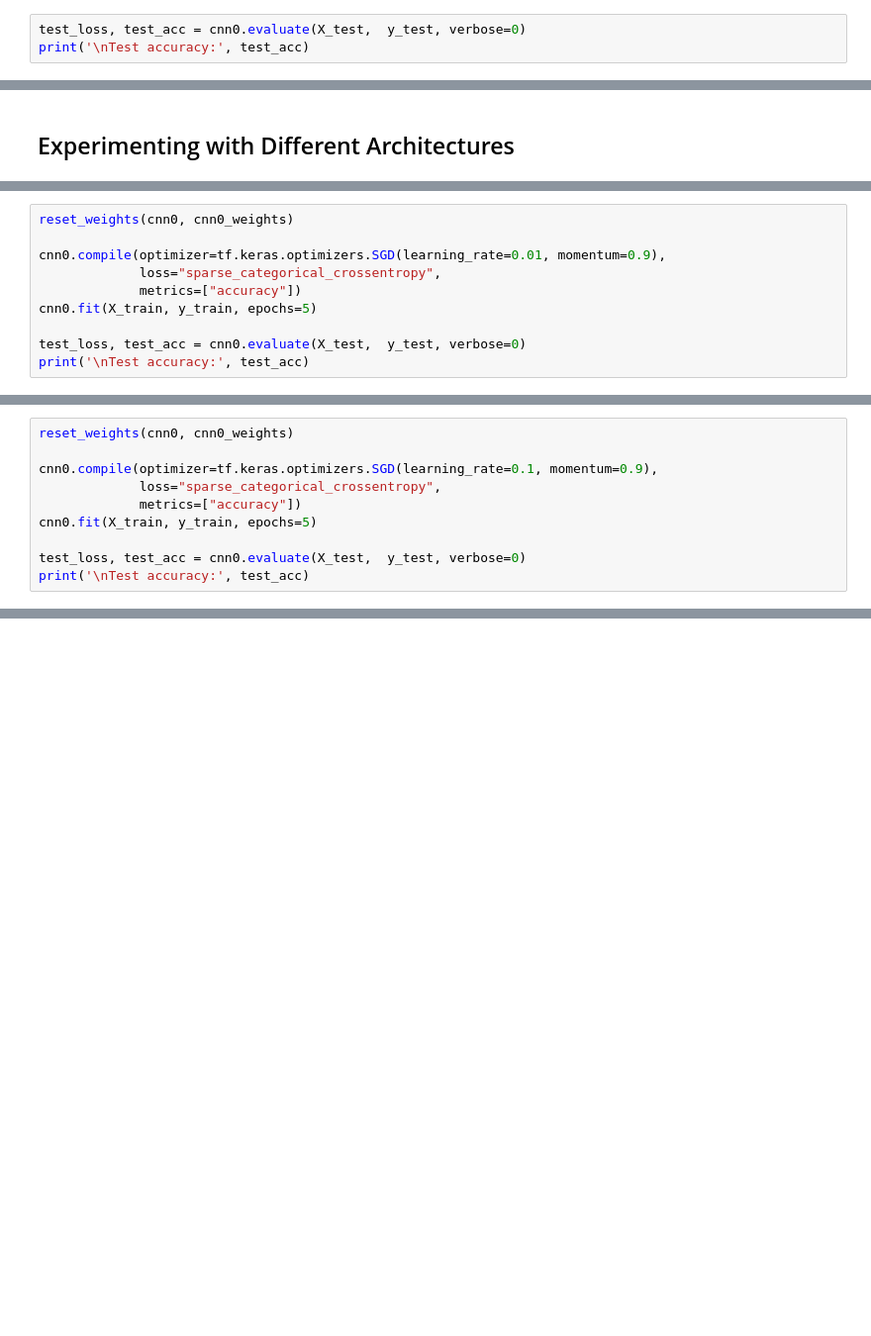
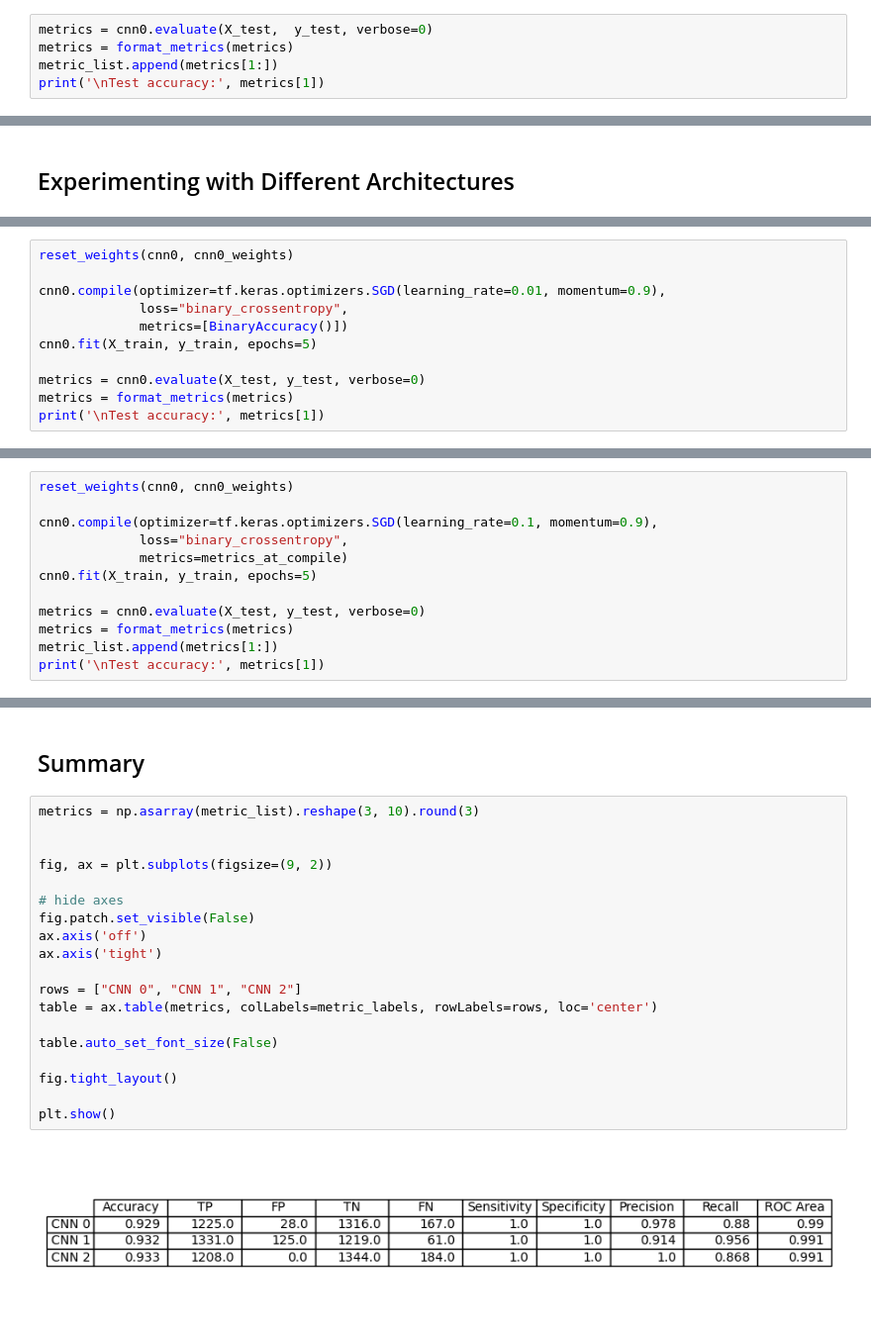
Before and after one commit to gd55hw/F20DL_DMML_Portfolio, a Jupyter notebook: F20DL_Lab11.ipynb, the cells around one changed output, grey strips where cells are left out. Shown: that part at 99% size. Saved outputs shown, nothing was run; the diff lists cells and outputs as text; blank space fills up the shorter version.

Commit message:
Lab 11 - Add metrics and summary table

```diff
--- a/F20DL_Lab11.ipynb
+++ b/F20DL_Lab11.ipynb
@@ -104,5 +159,7 @@ Epoch 5/5
 <keras.callbacks.History at 0x...>
 # %%
-test_loss, test_acc = cnn0.evaluate(X_test,  y_test, verbose=0)
-print('\nTest accuracy:', test_acc)
+metrics = cnn0.evaluate(X_test,  y_test, verbose=0)
+metrics = format_metrics(metrics)
+metric_list.append(metrics[1:])
+print('\nTest accuracy:', metrics[1])
 # %% [output]
@@ -211,11 +333,12 @@ Test accuracy: 0.8983917832374573
 reset_weights(cnn0, cnn0_weights)
 
 cnn0.compile(optimizer=tf.keras.optimizers.SGD(learning_rate=0.01, momentum=0.9),
-             loss="sparse_categorical_crossentropy",
-             metrics=["accuracy"])
+             loss="binary_crossentropy",
+             metrics=[BinaryAccuracy()])
 cnn0.fit(X_train, y_train, epochs=5)
 
-test_loss, test_acc = cnn0.evaluate(X_test,  y_test, verbose=0)
-print('\nTest accuracy:', test_acc)
+metrics = cnn0.evaluate(X_test, y_test, verbose=0)
+metrics = format_metrics(metrics)
+print('\nTest accuracy:', metrics[1])
 # %% [output]
 Epoch 1/5
@@ -236,11 +359,13 @@ Test accuracy: 0.9290935397148132
 reset_weights(cnn0, cnn0_weights)
 
 cnn0.compile(optimizer=tf.keras.optimizers.SGD(learning_rate=0.1, momentum=0.9),
-             loss="sparse_categorical_crossentropy",
-             metrics=["accuracy"])
+             loss="binary_crossentropy",
+             metrics=metrics_at_compile)
 cnn0.fit(X_train, y_train, epochs=5)
 
-test_loss, test_acc = cnn0.evaluate(X_test,  y_test, verbose=0)
-print('\nTest accuracy:', test_acc)
+metrics = cnn0.evaluate(X_test, y_test, verbose=0)
+metrics = format_metrics(metrics)
+metric_list.append(metrics[1:])
+print('\nTest accuracy:', metrics[1])
 # %% [output]
 Epoch 1/5
@@ -282,0 +409,23 @@ Test accuracy: 0.932748556137085
+# %% [markdown]
+## Summary
+# %%
+metrics = np.asarray(metric_list).reshape(3, 10).round(3)
+
+
+fig, ax = plt.subplots(figsize=(9, 2))
+
+# hide axes
+fig.patch.set_visible(False)
+ax.axis('off')
+ax.axis('tight')
+
+rows = ["CNN 0", "CNN 1", "CNN 2"]
+table = ax.table(metrics, colLabels=metric_labels, rowLabels=rows, loc='center')
+
+table.auto_set_font_size(False)
+
+fig.tight_layout()
+
+plt.show()
+# %% [output]
+[figure, added]
```
Also changed, not shown: parts of 30 cells of this notebook.
